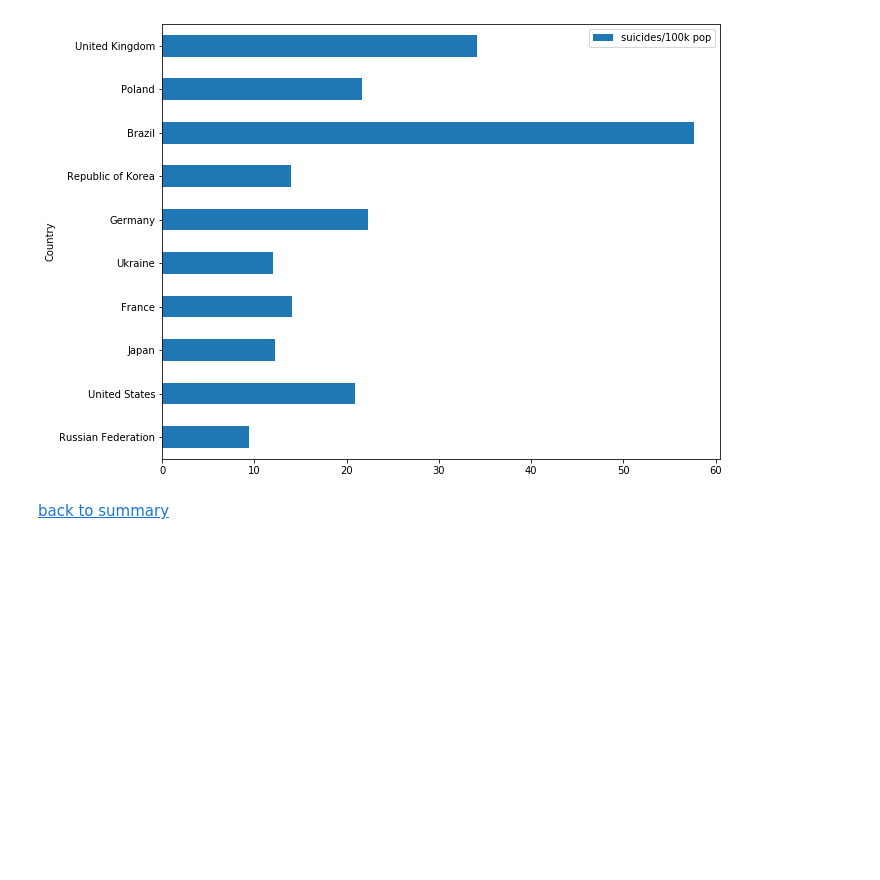
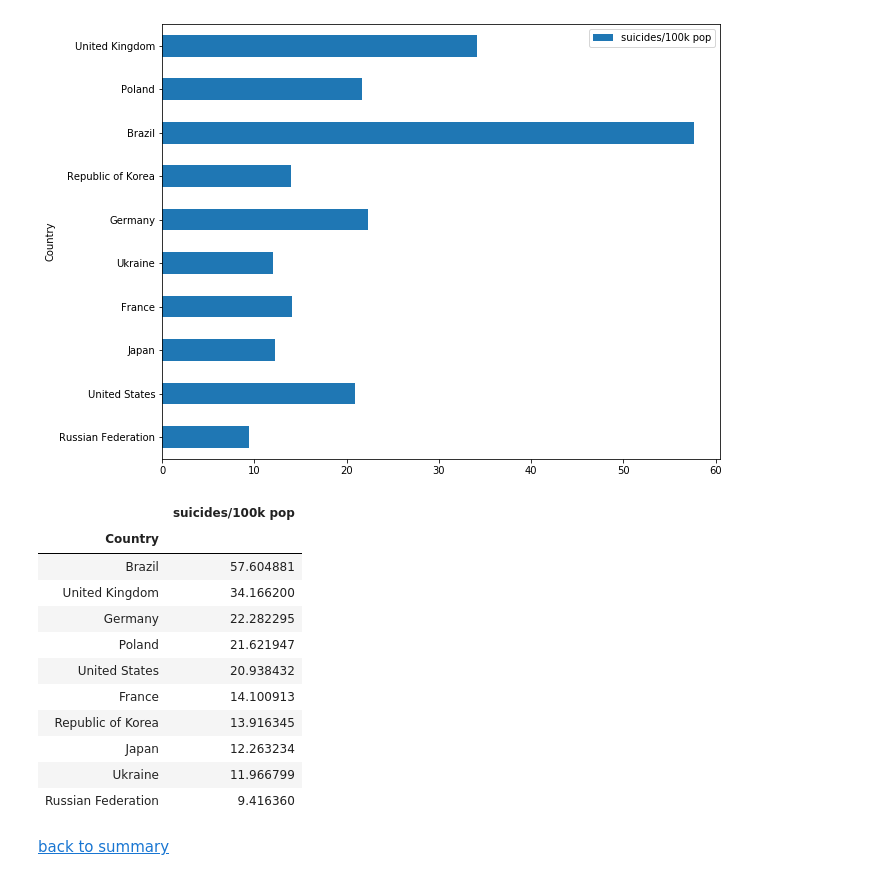
Before and after one commit to RuggeroPiazza/suicide_rate, a Jupyter notebook: SuicideRateProject.ipynb, the cells around one changed output. Cells and saved outputs as stored; diff of their text form; code cells hidden in the pictures; blank space fills up the shorter version.

```diff
--- a/SuicideRateProject.ipynb
+++ b/SuicideRateProject.ipynb
@@ -768,6 +751,21 @@ new_df['suicides/100k pop'].plot(kind='barh', legend=True, figsize=(10, 8))
 # %% [output]
 <matplotlib.axes._subplots.AxesSubplot at 0x...>
 [figure]
+# %%
+new_df[['suicides/100k pop']].sort_values(by='suicides/100k pop', ascending=False)
+# %% [output]
+|  | suicides/100k pop |
+| Country |  |
+| Brazil | 57.604881 |
+| United Kingdom | 34.166200 |
+| Germany | 22.282295 |
+| Poland | 21.621947 |
+| United States | 20.938432 |
+| France | 14.100913 |
+| Republic of Korea | 13.916345 |
+| Japan | 12.263234 |
+| Ukraine | 11.966799 |
+| Russian Federation | 9.416360 |
 # %% [markdown]
 [back to summary](#summary)
 # %% [markdown]
```
Also changed, not shown: parts of 17 cells of this notebook.
